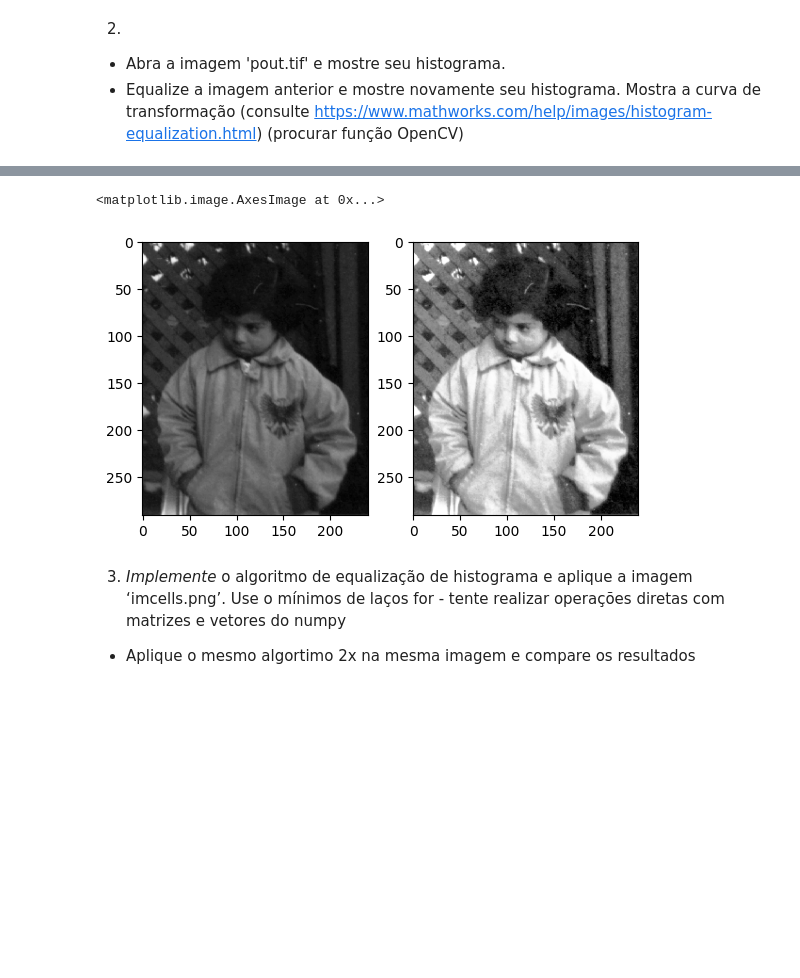
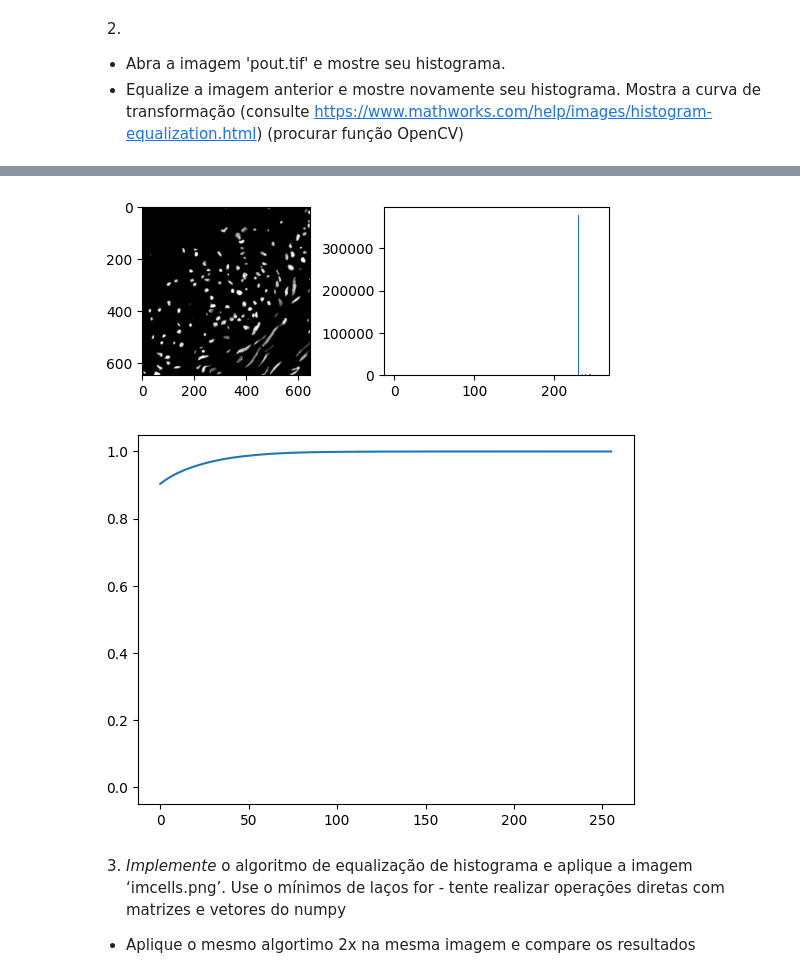
Before and after one commit to gventino/OpenCV2Practices, a Jupyter notebook: Lab03 - Histogram Equalization/Lab03_hist.ipynb, the cells around one changed output, grey strips where cells are left out. Saved outputs shown, nothing was run; the diff lists cells and outputs as text; code cells hidden in the pictures; blank space fills up the shorter version.

```diff
--- a/Lab03 - Histogram Equalization/Lab03_hist.ipynb
+++ b/Lab03 - Histogram Equalization/Lab03_hist.ipynb
@@ -56,55 +103,54 @@ plt.show()
 # %%
-# code here
 import cv2
 import matplotlib.pyplot as plt
 import numpy as np
 
-# inicializando tudo:
-img = cv2.imread("pout.tif", cv2.IMREAD_GRAYSCALE)
+
+img = cv2.imread("im_cells.png", cv2.IMREAD_GRAYSCALE)
 rows = len(img)
 cols = len(img[0])
+
 
 # criando o histograma:
 hist = np.zeros(256)
 for i in range(rows):
     for j in range(cols):
         hist[img[i][j]] += 1
 
 # equalizando:
 levels = 256-1
 total_px = rows*cols
-
 # calculo da fdp:
 probs = hist/total_px
 
 # calculo da cdf:
-cdfs = [probs[0]]
-for i in range(1,len(probs)):
-    cdfs.append(cdfs[i-1]+probs[i])
-cdfs = np.array(cdfs)
+cdfs = np.cumsum(probs)
 
 # criando novo hist:
 new_hist = np.zeros(rows)
 
 # novo assign de niveis:
 new_levels = cdfs * levels
 for index,i in enumerate(new_levels):
     new_hist[int(i)] += hist[index]
 
 # ajustando a imagem com base na equalizacao:
 img_eq = img.copy()
 for i in range(256):
     img_eq[img == i] = new_levels[i]
 
-plt.subplot(1,2,1)
-plt.imshow(img, cmap='gray')
-plt.subplot(1,2,2)
+plt.subplot(2,2,1)
 plt.imshow(img_eq, cmap='gray')
+plt.subplot(2,2,2)
+plt.hist(img_eq.flatten(), bins=256, range=[0, 256])
+plt.show()
 
-# mostrar a curva de transformacao
+plt.plot(range(256), cdfs)
+plt.plot(0, 0)
+plt.show()
 # %% [output]
-<matplotlib.image.AxesImage at 0x...>
-[figure, old version]
+[figure, new version]
+[figure, added]
 # %% [markdown]
 3) *Implemente* o algoritmo de equalização de histograma e aplique a imagem ‘imcells.png’. Use o mínimos de laços for - tente realizar operações diretas com matrizes e vetores do numpy
 - Aplique o mesmo algortimo 2x na mesma imagem e compare os resultados
```
Also changed, not shown: parts of 4 cells of this notebook, 1 other file.
